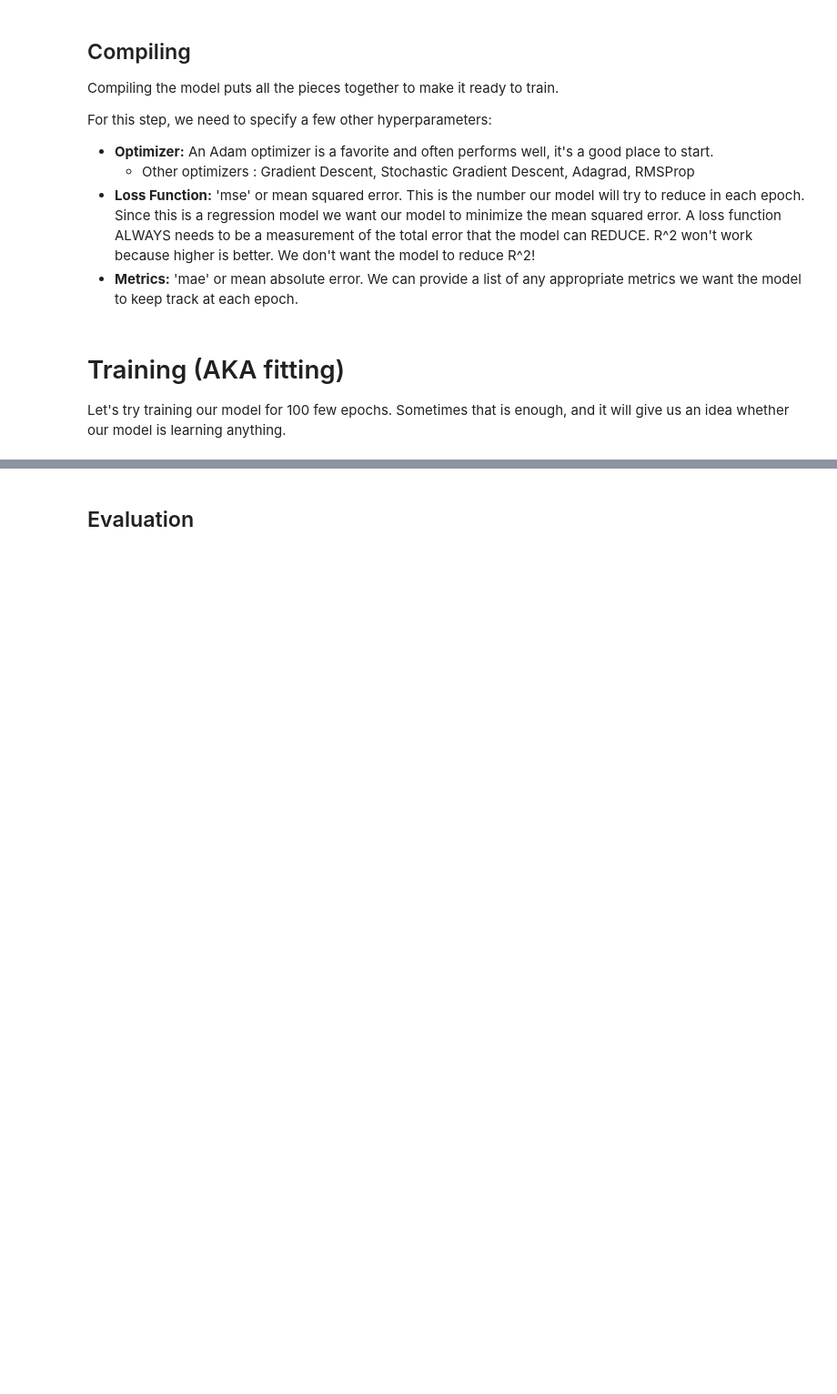
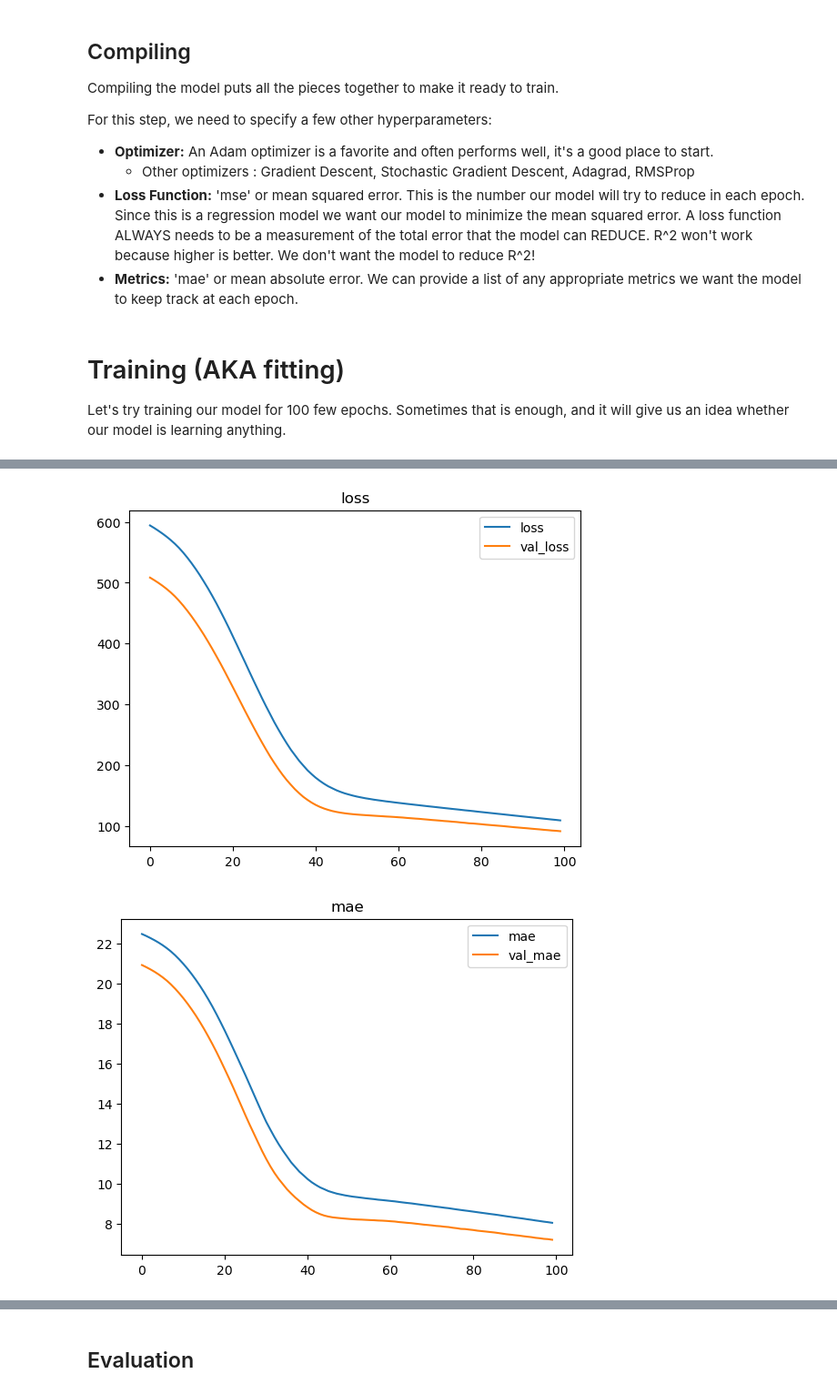
Before and after one commit to Caellwyn/intermediate-ml-wk-03-deep-learning-codealongs, a Jupyter notebook: IN CLASS Lecture 1 - Neural Networks.ipynb, the cells around one changed output, grey strips where cells are left out. Shown at 91% size. Saved outputs shown, nothing was run; the diff lists cells and outputs as text; code cells hidden in the pictures; blank space fills up the shorter version.

```diff
--- a/IN CLASS Lecture 1 - Neural Networks.ipynb
+++ b/IN CLASS Lecture 1 - Neural Networks.ipynb
@@ -152,24 +186,29 @@ For the output layer (last layer) we just use one node because we only want the
 # Note:
 ### The first layer you define will NOT be the input layer!  Keras will create an input layer on its own, implicitly.
 # %%
+from tensorflow.keras.metrics import RootMeanSquaredError
 # Set Random Seeds
 keras.backend.clear_session()
 np.random.seed(42)
 tf.random.set_seed(42)
+def build_model():
 
 # Instantiate your sequential model
+    model = Sequential()
 
 # Add first hidden layer with 3 neurons THIS IS NOT THE INPUT LAYER!
 # Tell Keras how to construct the input layer shape using input_dim
-
-
+    model.add(Dense(3, activation='relu', input_dim=X_train_proc.shape[1]))
+    model.add(Dense(3, activation='relu'))
 
 # Add output layer with 1 node
-
+    model.add(Dense(1))
 
 # Check summary of network
-
+    model.summary()
 # Compile your model.
+    model.compile(loss='mse', metrics=['mae', RootMeanSquaredError()], optimizer='adam')
+    return model
 # %% [markdown]
 ## Compiling
 
@@ -189,3 +226,4 @@ from tensorflow.keras.metrics import RootMeanSquaredError
 Let's try training our model for 100 few epochs.  Sometimes that is enough, and it will give us an idea whether our model is learning anything.
 # %%
 # Fit your model
+reg_model = build_model()
@@ -191,0 +246,4 @@ Let's try training our model for 100 few epochs.  Sometimes that is enough, and
+# %%
+history = reg_model.fit(X_train_proc, y_train,
+                        validation_data=(X_test_proc, y_test),
+                        epochs=100)
@@ -192,2 +268,6 @@ Let's try training our model for 100 few epochs.  Sometimes that is enough, and
 # %%
 # Apply the custom function plot_history() to see how your model is doing
+plot_history(history)
+# %% [output]
+[figure, added]
+[figure, added]
```
Also changed, not shown: parts of 25 cells of this notebook, 1 other file.
